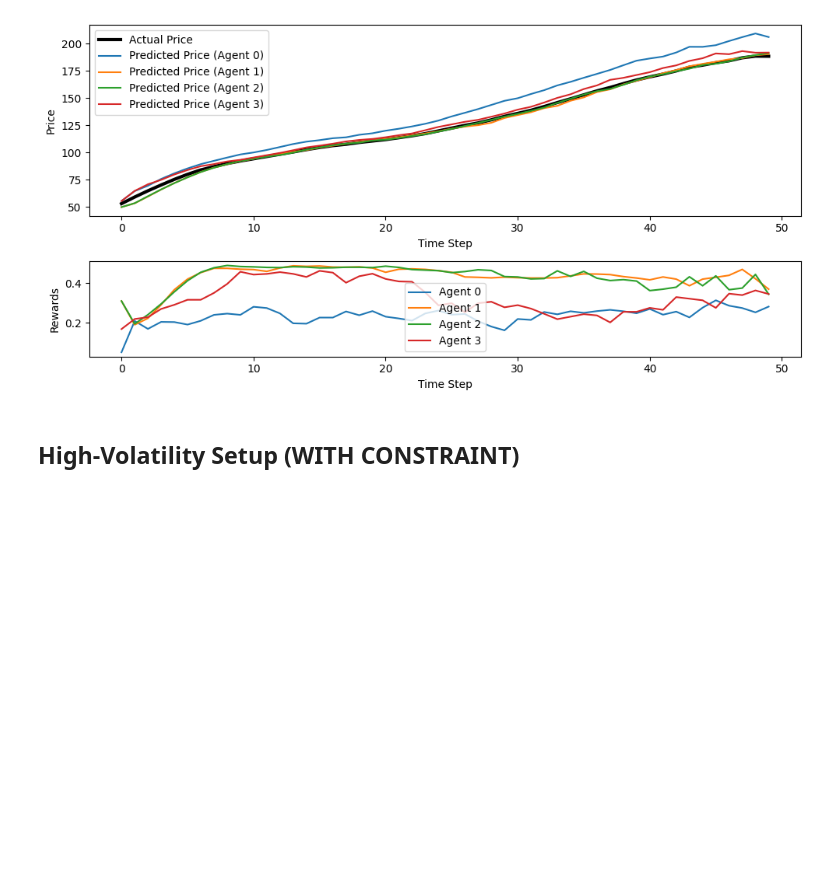
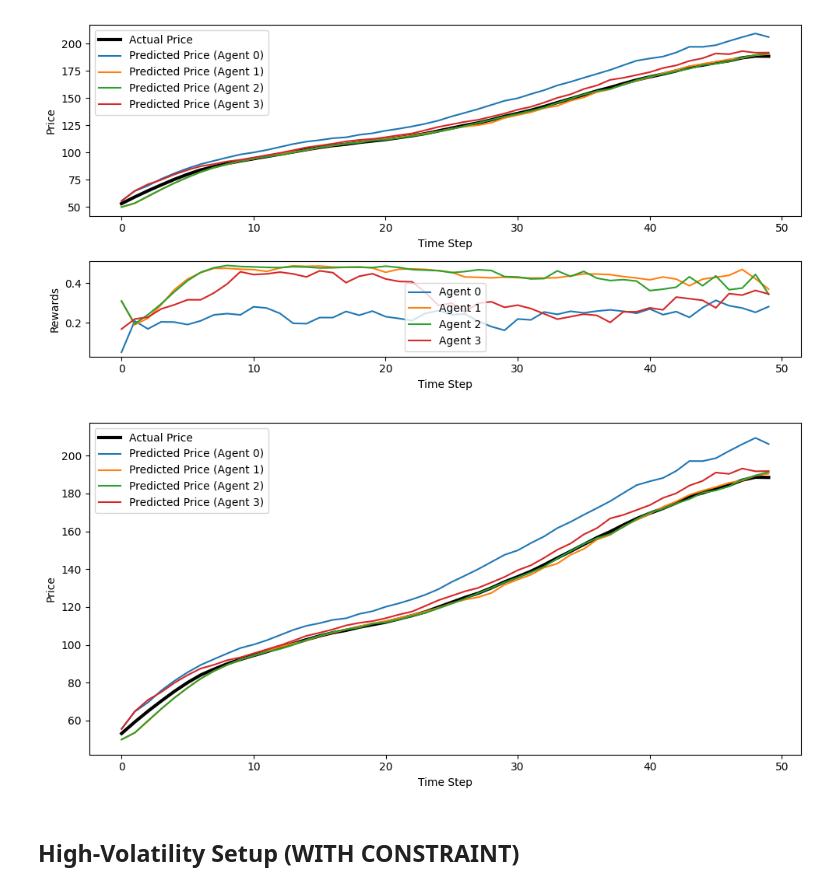
Before and after one commit to SidneyyN/FYP, a Jupyter notebook: gpt_agents-master/notebooks/consolidated_graphs.ipynb, the cells around one changed output. Drawn from its saved outputs; the diff is of its cells as text; code cells hidden in the pictures; blank space fills up the shorter version.

```diff
--- a/gpt_agents-master/notebooks/consolidated_graphs.ipynb
+++ b/gpt_agents-master/notebooks/consolidated_graphs.ipynb
@@ -11,6 +11,10 @@ from utils import *
 plot_experiment_results("../results/experiments/experiment_batch_20250226_121541_High-volatility/consolidated_results.csv")
 # %% [output]
 [figure]
+# %%
+plot_time_series("../results/experiments/experiment_batch_20250226_121541_High-volatility/consolidated_results.csv")
+# %% [output]
+[figure, added]
 # %% [markdown]
 ## High-Volatility Setup (WITH CONSTRAINT)
 # %%
```
Also changed, not shown: parts of 7 cells of this notebook, 7 other files.
